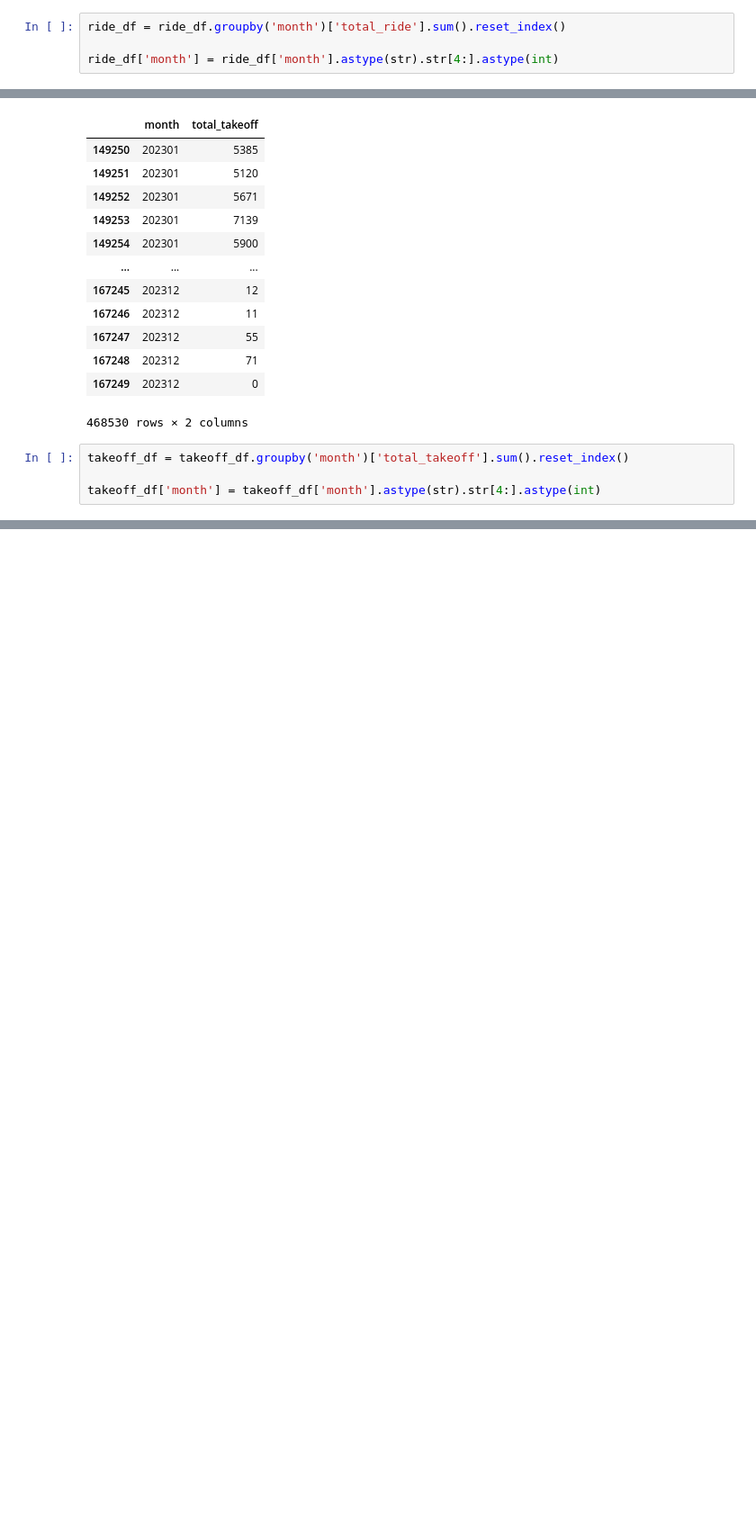
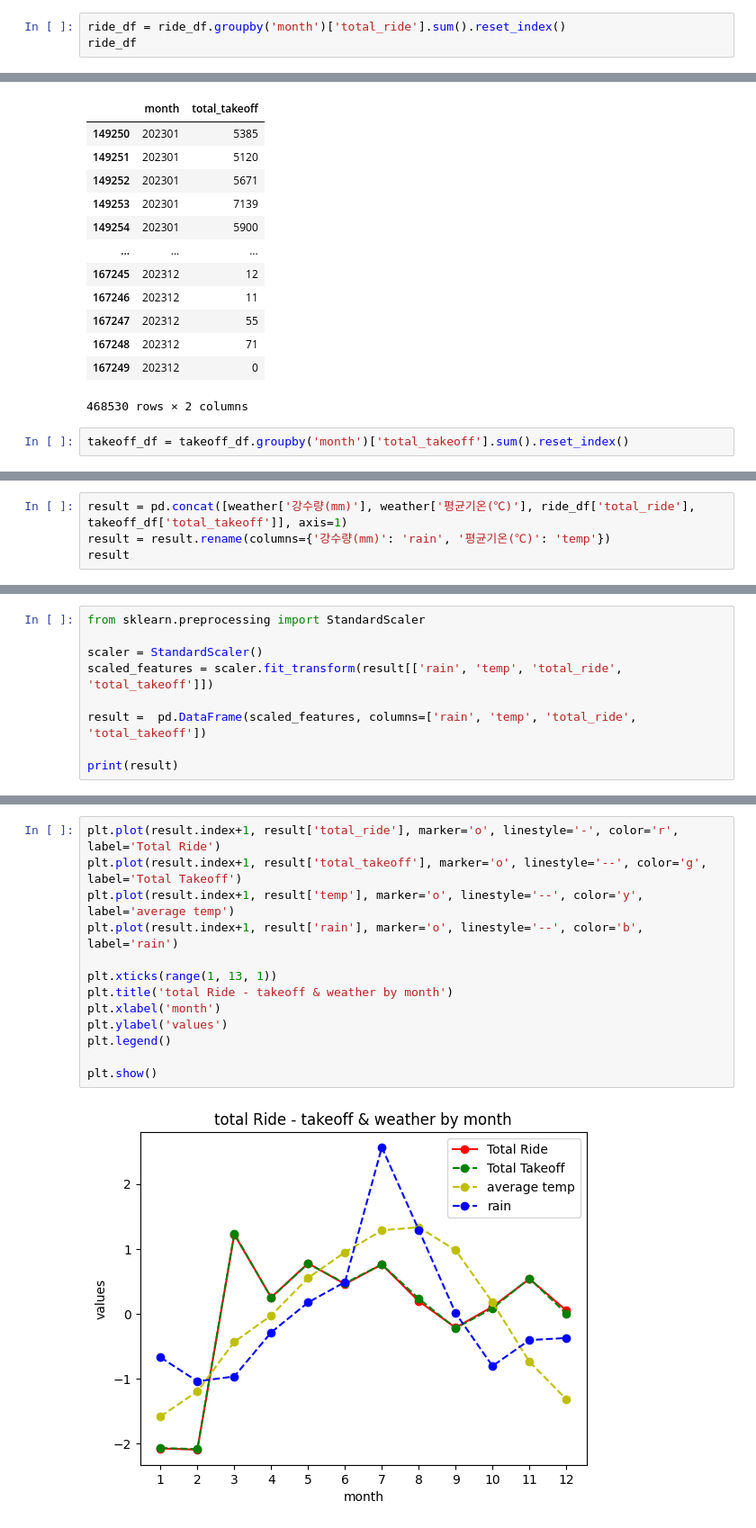
Before and after one commit to gchaewon/Euron5th_BusTayo, a Jupyter notebook: EDA_weather.ipynb, the cells around one changed output, grey strips where cells are left out. Shown: that part at 90% size. Cells and saved outputs as stored; diff of their text form; blank space fills up the shorter version.

```diff
--- a/EDA_weather.ipynb
+++ b/EDA_weather.ipynb
@@ -172,5 +172,4 @@ ride_df
 468530 rows × 2 columns
 # %%
 ride_df = ride_df.groupby('month')['total_ride'].sum().reset_index()
-
-ride_df['month'] = ride_df['month'].astype(str).str[4:].astype(int)
+ride_df
@@ -242,5 +233,3 @@ takeoff_df
 468530 rows × 2 columns
 # %%
 takeoff_df = takeoff_df.groupby('month')['total_takeoff'].sum().reset_index()
-
-takeoff_df['month'] = takeoff_df['month'].astype(str).str[4:].astype(int)
@@ -276,0 +268,4 @@ plt.show()
+# %%
+result = pd.concat([weather['강수량(mm)'], weather['평균기온(℃)'], ride_df['total_ride'], takeoff_df['total_takeoff']], axis=1)
+result = result.rename(columns={'강수량(mm)': 'rain', '평균기온(℃)': 'temp'})
+result
@@ -276,0 +288,9 @@ plt.show()
+# %%
+from sklearn.preprocessing import StandardScaler
+
+scaler = StandardScaler()
+scaled_features = scaler.fit_transform(result[['rain', 'temp', 'total_ride', 'total_takeoff']])
+
+result =  pd.DataFrame(scaled_features, columns=['rain', 'temp', 'total_ride', 'total_takeoff'])
+
+print(result)
@@ -276,0 +313,15 @@ plt.show()
+# %%
+plt.plot(result.index+1, result['total_ride'], marker='o', linestyle='-', color='r', label='Total Ride')
+plt.plot(result.index+1, result['total_takeoff'], marker='o', linestyle='--', color='g', label='Total Takeoff')
+plt.plot(result.index+1, result['temp'], marker='o', linestyle='--', color='y', label='average temp')
+plt.plot(result.index+1, result['rain'], marker='o', linestyle='--', color='b', label='rain')
+
+plt.xticks(range(1, 13, 1))
+plt.title('total Ride - takeoff & weather by month')
+plt.xlabel('month')
+plt.ylabel('values')
+plt.legend()
+
+plt.show()
+# %% [output]
+[figure, added]
```
Also changed, not shown: parts of 23 cells of this notebook.
